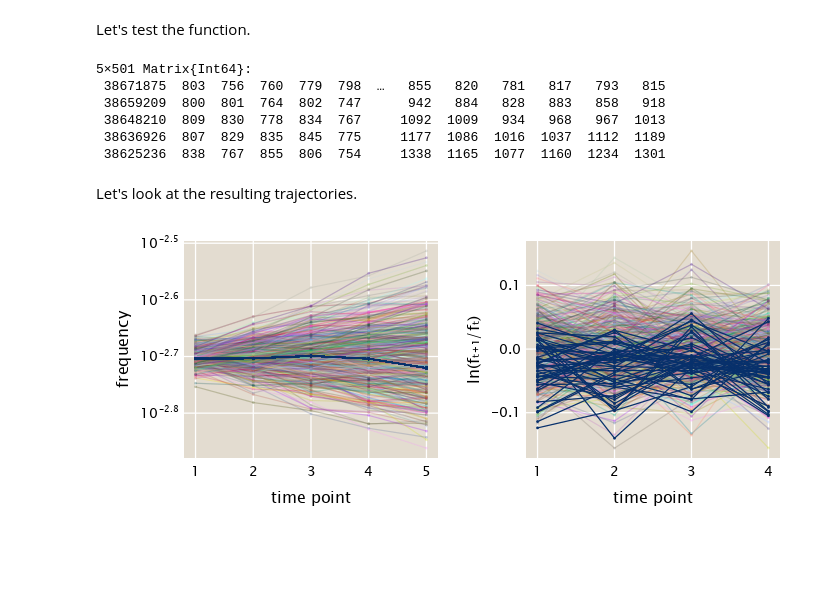
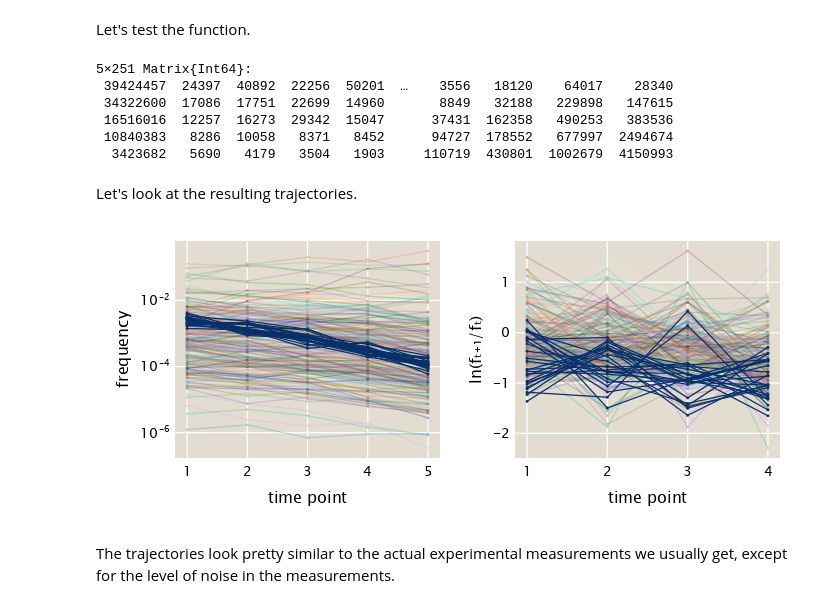
Before and after one commit to mrazomej/bayesian_fitness, a Jupyter notebook: code/exploratory/logistic_growth.ipynb, the cells around one changed output. Drawn from its saved outputs; the diff is of its cells as text; code cells hidden in the pictures; blank space fills up the shorter version.

Commit message:
Added Gaussian noise to sampling to reproduce realistic datsets

```diff
--- a/code/exploratory/logistic_growth.ipynb
+++ b/code/exploratory/logistic_growth.ipynb
@@ -202,7 +211,7 @@ and iterate.
 n_cycles = 5
 
 # Inititalize matrix to save output
-n_mat = Matrix{Float64}(undef, n_cycles + 1, n_mut + 1)
+n_mat = Matrix{Float64}(undef, n_cycles + 1, n_bc + 1)
 
 # Store initial condition
 n_mat[1, :] .= n₀
@@ -211,7 +220,6 @@ n_mat[1, :] .= n₀
 for cyc = 2:n_cycles+1
     # Define ODE problem
     local prob = ODEProblem(
-        # dndt_rhs!, n_mat[cyc-1, :] ./ 2^(n_gen), t_span, (λ, κ)
         dndt_rhs!, n_mat[cyc-1, :], t_span, (λ, κ)
     )
     # Solve system and store final point
@@ -385,7 +564,7 @@ Random.seed!(42)
 # Define number of generations
 n_gen = 8
 # Define number of neutral and mutants
-n_neutral, n_mut = [50, 450]
+n_neutral, n_mut = [25, 225]
 # Define number of barcodes
 n_bc = n_neutral + n_mut
 
@@ -393,7 +572,11 @@ n_bc = n_neutral + n_mut
 n_init = κ / (2^(n_gen))
 
 # Define fracton of culture that is ancestor
-frac_anc = 0.99
+frac_anc = 0.93
+# Define fraction of culture that is neutrals
+frac_neutral = 0.02
+# Define fraction of culture that is mutants
+frac_mut = 1 - frac_anc - frac_neutral
 
 # Define initial number of cells
 n₀ = [
@@ -401,13 +584,21 @@ n₀ = [
     Int64(round(n_init * frac_anc))
     # neutrals
     rand(
-        Distributions.Poisson(n_init * (1 - frac_anc) / n_bc),
+        Distributions.Poisson(n_init * frac_neutral / n_neutral),
         n_neutral
     )
     # mutants
-    rand(
-        Distributions.Poisson(n_init * (1 - frac_anc) / n_bc),
-        n_mut
+    # rand(
+    #     Distributions.Poisson(n_init * frac_mut / n_mut),
+    #     n_mut
+    # )
+    Int64.(
+        round.(
+            rand(
+                Distributions.LogNormal(log(n_init * frac_mut / n_mut), 2),
+                n_mut
+            )
+        )
     )
 ]
 
@@ -417,27 +608,32 @@ n₀ = [
 # Set neutral growth rates
 λ̲[1:n_neutral+1] .= λ_a
 
+# Define mutant fitness distribution mean
+λ_mut_mean = λ_a * 1.005
 # Define standard deviation to sample growth rates
-σ_λ = 0.005
+λ_mut_std = 0.1
+
+# Define truncation ranges for growth rates
+λ_trunc = [λ_a .* 0.9999, λ_a * 1.5]
 
 # Sample mutant growth rates
 λ̲[n_neutral+2:end] .= sort!(
     rand(
         Distributions.truncated(
-            Distributions.Normal(λ_a * 1.005, σ_λ), λ_a * 0.99, λ_a * 1.05
+            Distributions.Normal(λ_mut_mean, λ_mut_std), λ_trunc...
         ), n_mut
     )
 )
 
 # Run simulation
-n_mat = logistic_fitness_measurement(λ̲, n₀; n_gen=n_gen, κ=κ)
+n_mat = logistic_fitness_measurement(λ̲, n₀; n_gen=n_gen, κ=κ, σ_lognormal=0.3)
 # %% [output]
-5×501 Matrix{Int64}:
- 38671875  803  756  760  779  798  …   855   820   781   817   793   815
- 38659209  800  801  764  802  747      942   884   828   883   858   918
- 38648210  809  830  778  834  767     1092  1009   934   968   967  1013
- 38636926  807  829  835  845  775     1177  1086  1016  1037  1112  1189
- 38625236  838  767  855  806  754     1338  1165  1077  1160  1234  1301
+5×251 Matrix{Int64}:
+ 39424457  24397  40892  22256  50201  …    3556   18120    64017    28340
+ 34322600  17086  17751  22699  14960       8849   32188   229898   147615
+ 16516016  12257  16273  29342  15047      37431  162358   490253   383536
+ 10840383   8286  10058   8371   8452      94727  178552   677997  2494674
+  3423682   5690   4179   3504   1903     110719  430801  1002679  4150993
 # %% [markdown]
 Let's look at the resulting trajectories.
 # %%
@@ -460,32 +656,35 @@ color = ColorSchemes.glasbey_hv_n256
 # Loop through mutants
 for mut in (n_neutral+1):(n_bc)
     # Sample color
     col = (color[StatsBase.sample(1:length(color))], 0.25)
     # Plot mutant frequency trajectory
     scatterlines!(ax1, f_mat[:, mut], color=col, markersize=4)
     # Plot mutant log-frequency ratio trajectory
     scatterlines!(ax2, log.(γ_mat[:, mut]), color=col, markersize=4)
 end # for
 
 # Loop through neutrals
 for neutral in 1:n_neutral
     # Plot neutral frequency trajectory
     scatterlines!(
         ax1,
-        f_mat[:, n_neutral],
+        f_mat[:, neutral],
         color=ColorSchemes.Blues_9[end],
         markersize=4
     )
 
     # Plot mutant trajectory
     scatterlines!(
         ax2,
         log.(γ_mat[:, neutral]),
         color=ColorSchemes.Blues_9[end],
         markersize=4
     )
 end # for
 
 fig
 # %% [output]
-[figure, old version]
+[figure, new version]
+# %% [markdown]
+The trajectories look pretty similar to the actual experimental measurements we
+usually get, except for the level of noise in the measurements.
```
Also changed, not shown: parts of 19 cells of this notebook.
